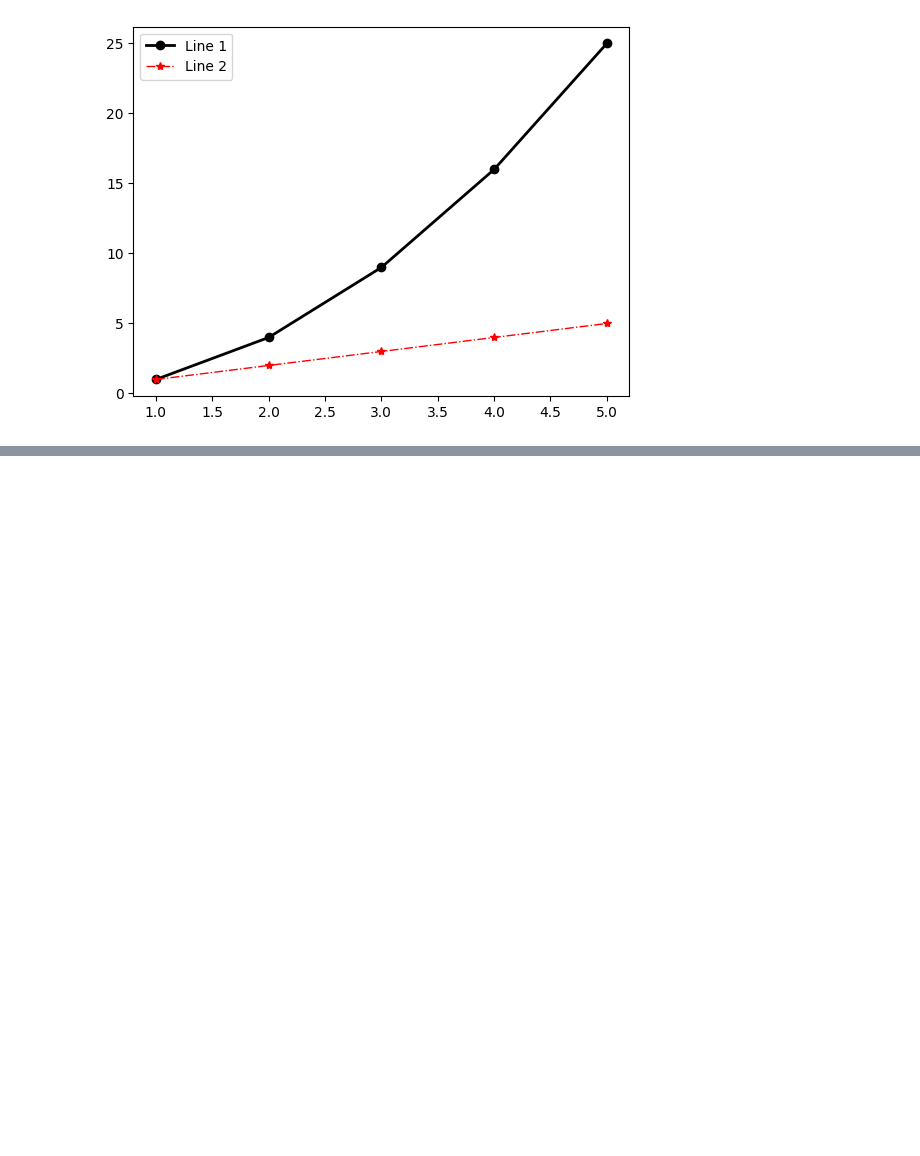
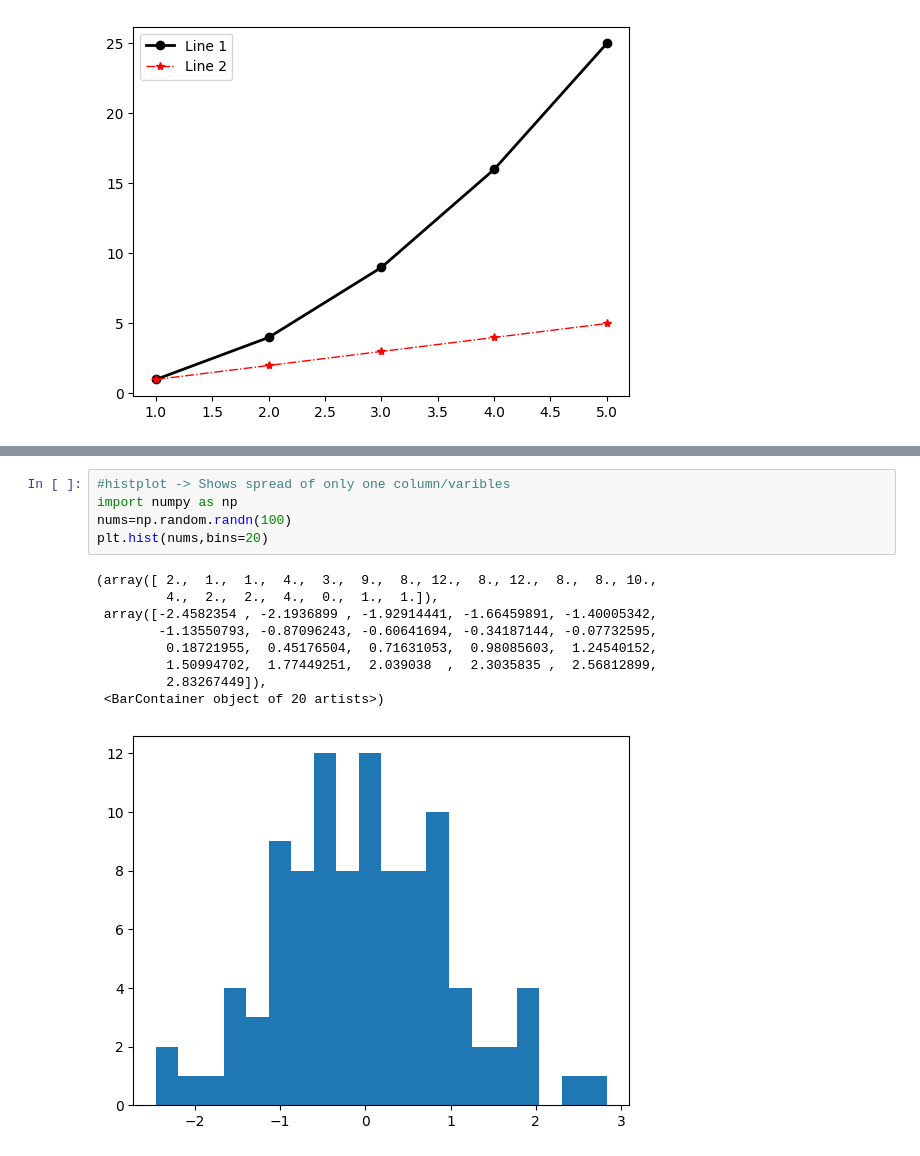
Before and after one commit to zamman365-glitch/Libraries, a Jupyter notebook: Matplot.ipynb, the cells around one changed output, grey strips where cells are left out. Cells and saved outputs as stored; diff of their text form; blank space fills up the shorter version.

```diff
--- a/Matplot.ipynb
+++ b/Matplot.ipynb
@@ -107,0 +117,15 @@ plt.show()
+# %%
+#histplot -> Shows spread of only one column/varibles
+import numpy as np
+nums=np.random.randn(100)
+plt.hist(nums,bins=20)
+# %% [output]
+(array([ 2.,  1.,  1.,  4.,  3.,  9.,  8., 12.,  8., 12.,  8.,  8., 10.,
+         4.,  2.,  2.,  4.,  0.,  1.,  1.]),
+ array([-2.4582354 , -2.1936899 , -1.92914441, -1.66459891, -1.40005342,
+        -1.13550793, -0.87096243, -0.60641694, -0.34187144, -0.07732595,
+         0.18721955,  0.45176504,  0.71631053,  0.98085603,  1.24540152,
+         1.50994702,  1.77449251,  2.039038  ,  2.3035835 ,  2.56812899,
+         2.83267449]),
+ <BarContainer object of 20 artists>)
+[figure, added]
```
Also changed, not shown: parts of 4 cells of this notebook.
